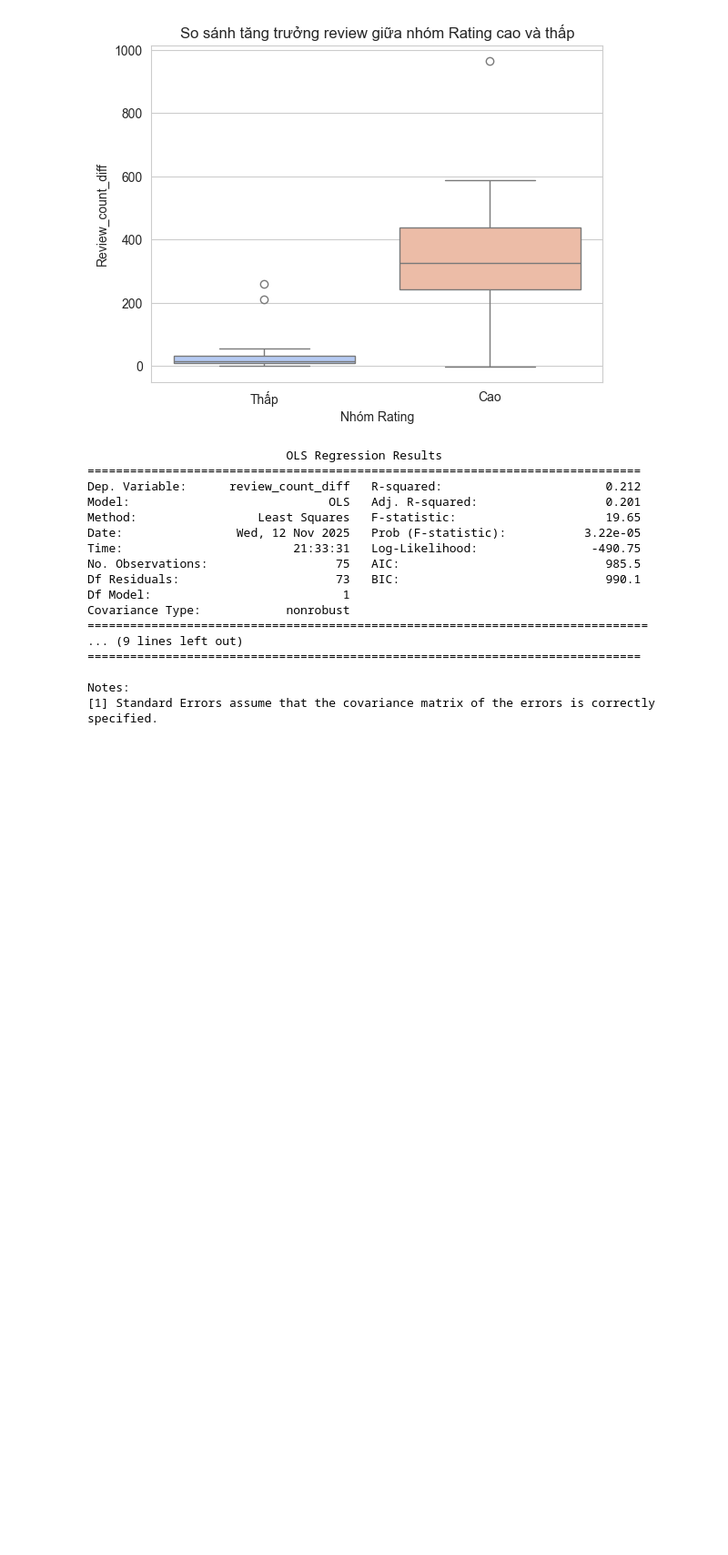
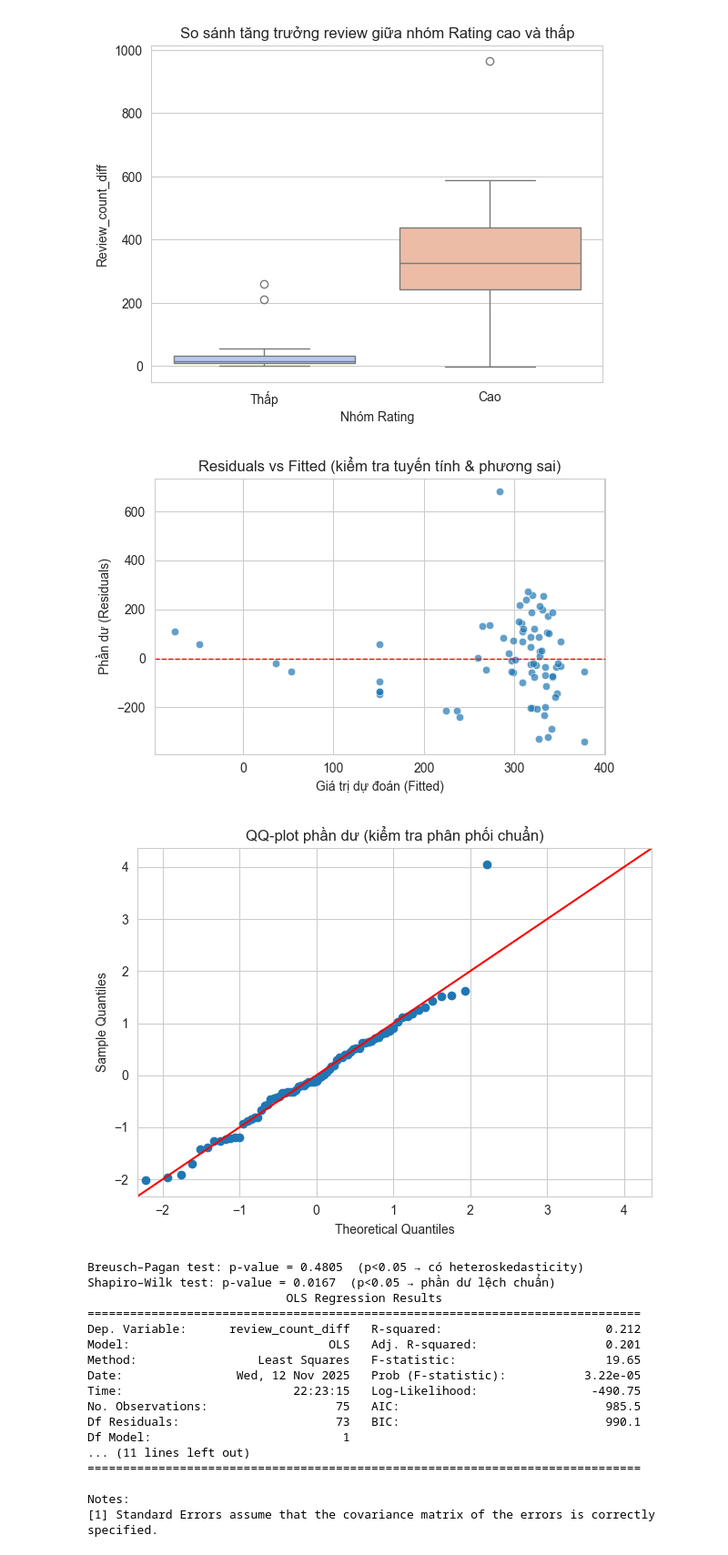
Before and after one commit to HuTao-Lumine/ADY_GROUP2, a Jupyter notebook: main.ipynb, the cells around one changed output. Shown at 91% size. Cells and saved outputs as stored; diff of their text form; code cells hidden in the pictures; blank space fills up the shorter version.

```diff
--- a/main.ipynb
+++ b/main.ipynb
@@ -399,34 +399,89 @@ plt.show()
 # %% [output]
 [figure]
 # %%
-import statsmodels.api as sm
+# ==== IMPORT CẦN THIẾT ====
+import seaborn as sns                      # để vẽ biểu đồ
+import matplotlib.pyplot as plt             # để hiển thị đồ thị
+import statsmodels.api as sm                # để hồi quy tuyến tính OLS
+from statsmodels.stats.diagnostic import het_breuschpagan   # kiểm định phương sai không đổi
+from scipy.stats import shapiro                              # kiểm định chuẩn hóa phần dư
 
-# Chọn biến phụ thuộc (Y) và biến độc lập (X)
-X = df_analysis[['avg_rate_t7']]        # có thể thay bằng biến bạn thấy tương quan cao nhất trong heatmap
+# ==== 1️⃣ FIT MÔ HÌNH HỒI QUY ====
+# X: biến độc lập (rating trung bình)
+# y: biến phụ thuộc (mức tăng review)
+X = df_analysis[['avg_rate_t7']]
 y = df_analysis['review_count_diff']
 
-# Thêm cột hằng số vào X (bắt buộc cho statsmodels)
+# Thêm hệ số chặn (const = b0)
 X = sm.add_constant(X)
 
-# Xây mô hình hồi quy tuyến tính
+# Tạo mô hình hồi quy tuyến tính và huấn luyện
 model = sm.OLS(y, X).fit()
 
-# In kết quả chi tiết
+# ==== 2️⃣ LẤY PHẦN DƯ & GIÁ TRỊ DỰ ĐOÁN ====
+y_hat = model.fittedvalues   # Giá trị mô hình dự đoán
+resid  = model.resid         # Sai số (y_thực - y_dự đoán)
+
+# ==== 3️⃣ KIỂM TRA TUYẾN TÍNH & PHƯƠNG SAI ====
+plt.figure(figsize=(6,4))
+sns.scatterplot(x=y_hat, y=resid, alpha=0.7)
+plt.axhline(0, color='red', ls='--', lw=1)
+plt.xlabel('Giá trị dự đoán (Fitted)')
+plt.ylabel('Phần dư (Residuals)')
+plt.title('Residuals vs Fitted (kiểm tra tuyến tính & phương sai)')
+plt.tight_layout()
+plt.show()
+
+#  Nếu các điểm rải đều quanh đường 0 → quan hệ tuyến tính và phương sai đồng nhất
+#  Nếu có hình cong hoặc phễu → mô hình vi phạm tuyến tính hoặc phương sai thay đổi
+
+# ==== 4️⃣ KIỂM TRA CHUẨN HOÁ PHẦN DƯ (QQ-PLOT) ====
+sm.qqplot(resid, line='45', fit=True)
+plt.title('QQ-plot phần dư (kiểm tra phân phối chuẩn)')
+plt.tight_layout()
+plt.show()
+
+#  Nếu các điểm bám sát đường chéo → phần dư có phân phối chuẩn (OK)
+#  Nếu lệch nhiều → phần dư lệch chuẩn (cần xem xét robust SE hoặc biến đổi log)
+
+# ==== 5️⃣ KIỂM TRA PHƯƠNG SAI KHÔNG ĐỔI (Breusch–Pagan) ====
+bp_stat, bp_pvalue, _, _ = het_breuschpagan(resid, model.model.exog)
+print(f"Breusch–Pagan test: p-value = {bp_pvalue:.4f}  (p<0.05 → có heteroskedasticity)")
+
+# Nếu p > 0.05 → phương sai không đổi (OK)
+#  Nếu p < 0.05 → phương sai thay đổi (nên dùng robust SE)
+
+# ==== 6️⃣ KIỂM TRA CHUẨN HOÁ PHẦN DƯ (Shapiro–Wilk) ====
+shapiro_p = shapiro(resid)[1]
+print(f"Shapiro–Wilk test: p-value = {shapiro_p:.4f}  (p<0.05 → phần dư lệch chuẩn)")
+
+#  Nếu p > 0.05 → phần dư có phân phối chuẩn (OK)
+#  Nếu p < 0.05 → phần dư lệch chuẩn (nên dùng robust SE hoặc log-transform Y)
+
+# ==== 7️⃣ IN KẾT QUẢ MÔ HÌNH ====
 print(model.summary())
+
+# => model.summary() hiển thị:
+#    - R-squared: mức độ giải thích của mô hình (cao hơn → tốt hơn)
+#    - coef: hệ số hồi quy (avg_rate_t7 dương → rating tăng → review tăng)
+#    - P>|t|: kiểm tra ý nghĩa thống kê của từng biến (p < 0.05 → có ý nghĩa)
+#    - Durbin–Watson ≈ 2 → phần dư độc lập (không tự tương quan)
 # %% [output]
+[figure, added]
+[figure, added]
+Breusch–Pagan test: p-value = 0.4805  (p<0.05 → có heteroskedasticity)
+Shapiro–Wilk test: p-value = 0.0167  (p<0.05 → phần dư lệch chuẩn)
                             OLS Regression Results
 ==============================================================================
 Dep. Variable:      review_count_diff   R-squared:                       0.212
 Model:                            OLS   Adj. R-squared:                  0.201
 Method:                 Least Squares   F-statistic:                     19.65
 Date:                Wed, 12 Nov 2025   Prob (F-statistic):           3.22e-05
-Time:                        21:33:31   Log-Likelihood:                -490.75
+Time:                        22:23:15   Log-Likelihood:                -490.75
 No. Observations:                  75   AIC:                             985.5
 Df Residuals:                      73   BIC:                             990.1
 Df Model:                           1
-Covariance Type:            nonrobust
-===============================================================================
-... (9 lines left out)
+... (11 lines left out)
 ==============================================================================
 
 Notes:
```
Also changed, not shown: parts of 2 cells of this notebook.
